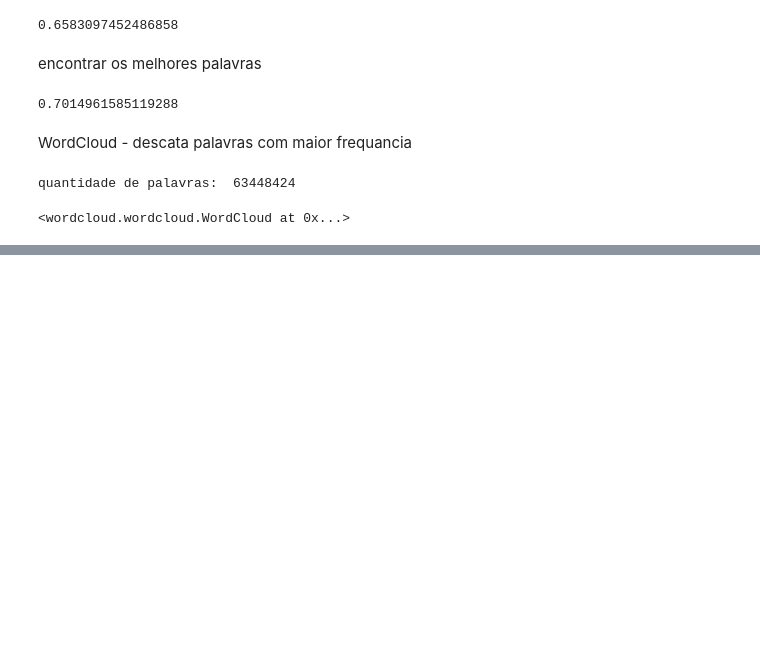
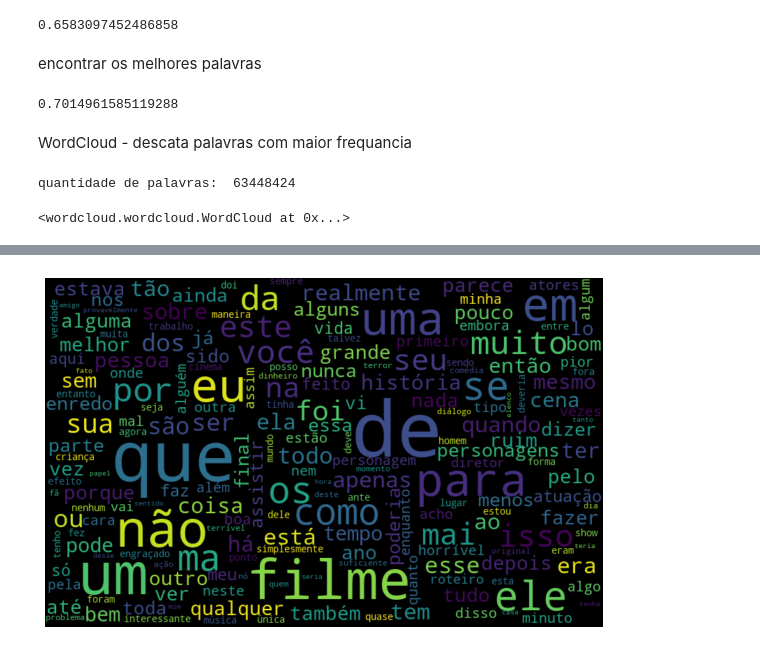
Before and after one commit to EduardoMoraesRitter/Introducao-NLP-classificacao, a Jupyter notebook: classificar_textos.ipynb, the cells around one changed output, grey strips where cells are left out. Saved outputs shown, nothing was run; the diff lists cells and outputs as text; code cells hidden in the pictures; blank space fills up the shorter version.

```diff
--- a/classificar_textos.ipynb
+++ b/classificar_textos.ipynb
@@ -210,0 +242,4 @@ plt.show()
+# %%
+nuvem_palavras(resenha, "neg", "text_pt")
+# %% [output]
+[figure, added]
```
Also changed, not shown: parts of 41 cells of this notebook.
